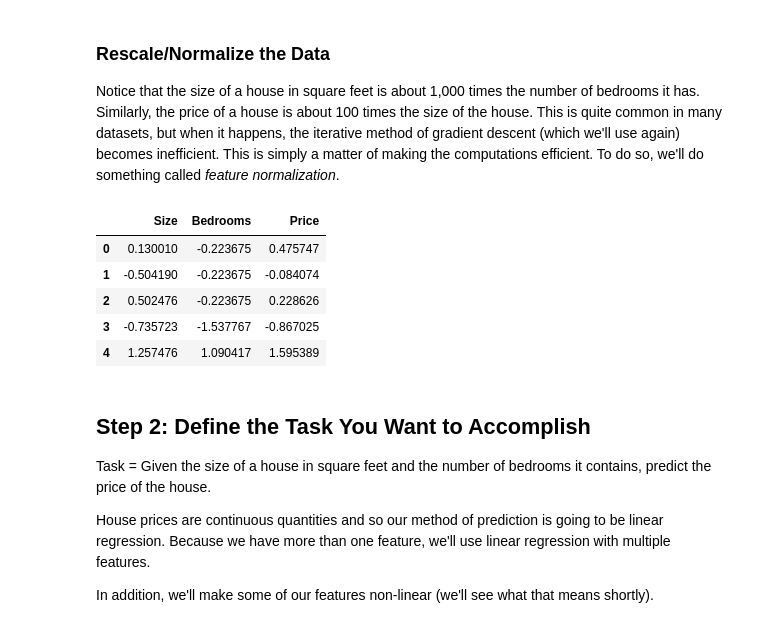
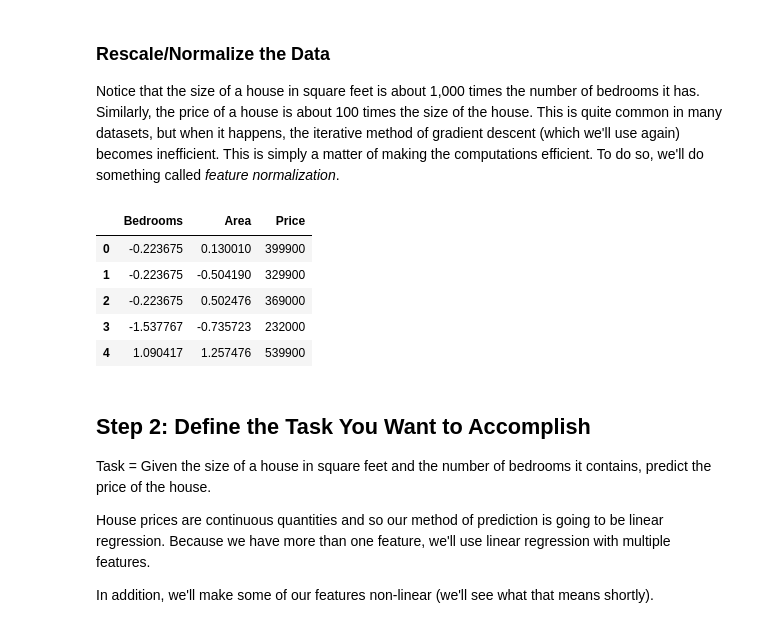
Before and after one commit to jsub10/Machine-Learning-Course-2018, a Jupyter notebook: Notebooks/Non-Linear-Regression.ipynb, the cells around one changed output. Saved outputs shown, nothing was run; the diff lists cells and outputs as text; code cells hidden in the pictures.

```diff
--- a/Notebooks/Non-Linear-Regression.ipynb
+++ b/Notebooks/Non-Linear-Regression.ipynb
@@ -24,10 +24,8 @@ The data we have is a well know machine learning dataset of housing prices in Po
 # %% [markdown]
 ## Load the Data
 # %%
-import os
-# Load the housing prices dataset
-file_url = data_dir + os.sep + "portland-house-prices.txt"
 # Load the data into a dataframe
-data2 = pd.read_csv(file_url, header=None, names=['Size', 'Bedrooms', 'Price'])
+file_url = os.path.join(data_dir_path, 'PortlandHousingPrices.xlsx')
+data2 = pd.read_excel(file_url, names=['Bedrooms', 'Area', 'Price'])
 data2.head()
 # %% [output]
@@ -67,19 +65,24 @@ Based on the visuals above, how would you describe the data? Write a short parag
 Notice that the size of a house in square feet is about 1,000 times the number of bedrooms it has. Similarly, the price of a house is about 100 times the size of the house. This is quite common in many datasets, but when it happens, the iterative method of gradient descent (which we'll use again) becomes inefficient. This is simply a matter of making the computations efficient. To do so, we'll do something called *feature normalization*.
 # %%
 # Normalize the scales in the dataset
-# NOTE: the output doesn't have to be rescaled but we've done that here anyway
-# If you know statistics: What we're doing is rewriting each value in terms of standard deviation units
-data2Norm = (data2 - data2.mean()) / data2.std()
-data2Norm.head()
+# If you know statistics: What we're doing is rewriting each value
+#  in terms of standard deviation units
 
 # In Orange use the Preprocessor widget
+# Can also use the StandardScaler from scikit learn
+
+# This scales all of the columns
+data2Norm = (data2 - data2.mean()) / data2.std()
+# Now restore the Price column to its unscaled values -- the target doesn't need scaling
+data2Norm['Price'] = data2['Price']
+data2Norm.head()
 # %% [output]
-|  | Size | Bedrooms | Price |
-| 0 | 0.130010 | -0.223675 | 0.475747 |
-| 1 | -0.504190 | -0.223675 | -0.084074 |
-| 2 | 0.502476 | -0.223675 | 0.228626 |
-| 3 | -0.735723 | -1.537767 | -0.867025 |
-| 4 | 1.257476 | 1.090417 | 1.595389 |
+|  | Bedrooms | Area | Price |
+| 0 | -0.223675 | 0.130010 | 399900 |
+| 1 | -0.223675 | -0.504190 | 329900 |
+| 2 | -0.223675 | 0.502476 | 369000 |
+| 3 | -1.537767 | -0.735723 | 232000 |
+| 4 | 1.090417 | 1.257476 | 539900 |
 # %% [markdown]
 ## Step 2: Define the Task You Want to Accomplish
 
```
Also changed, not shown: parts of 24 cells of this notebook, 5 other files.
